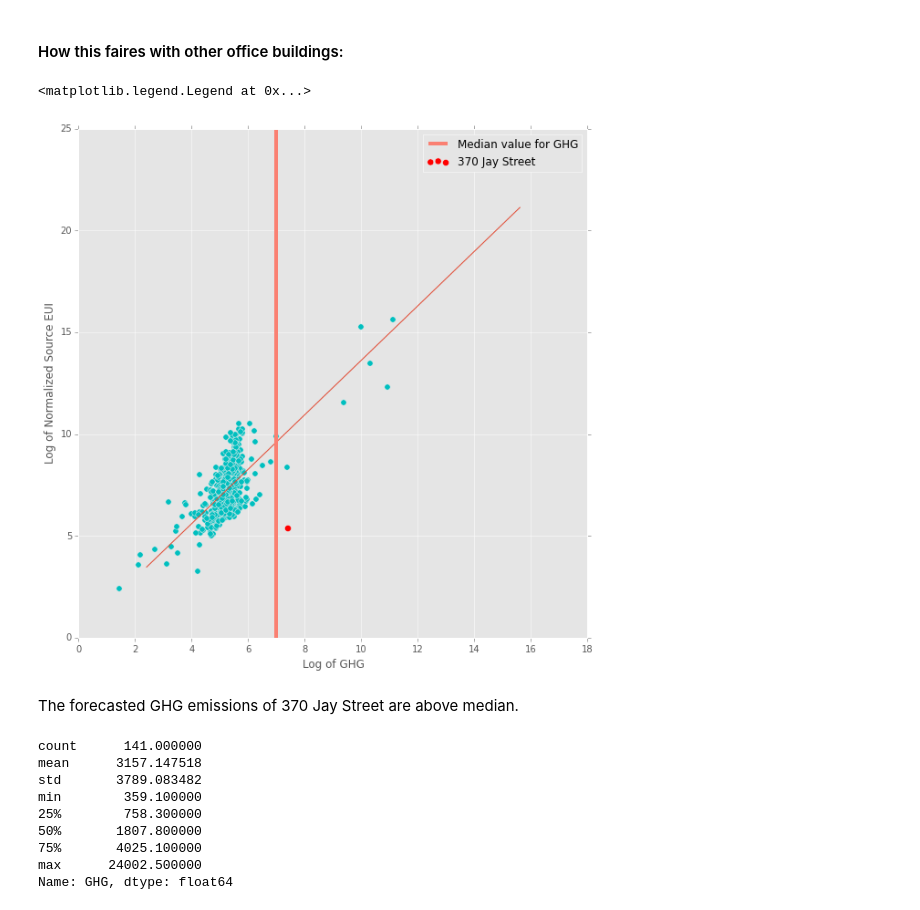
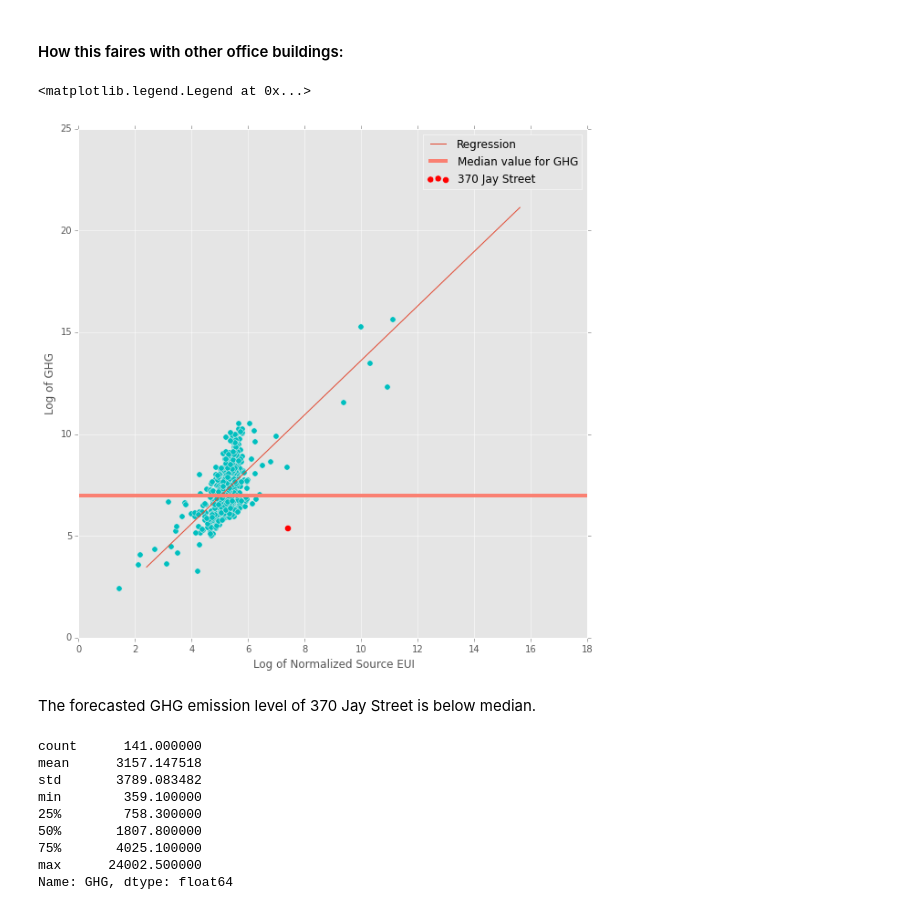
Before and after one commit to Diegosmiles/CUSP, a Jupyter notebook: 370 Jay Street EUI Estimation.ipynb, the cells around one changed output. Cells and saved outputs as stored; diff of their text form; code cells hidden in the pictures.

```diff
--- a/370 Jay Street EUI Estimation.ipynb
+++ b/370 Jay Street EUI Estimation.ipynb
@@ -511,7 +511,7 @@ As it turns out, the regression is not significant.
 # %%
 ghg = smf.ols('np.log(GHG) ~ np.log(NormSourceEUI)', data=data05_clean, missing='drop').fit()
 print ghg.summary()
-detail = ghg.params[0] + ghg.params[1]*np.log(212.738953122)
+detail = ghg.params[0] + ghg.params[1]*np.log(eui)
 y = math.exp(detail)
 print 'Predicted GHG Emissions:', y, 'in log:', detail
 # %% [output]
@@ -544,18 +544,18 @@ Y = ghg.params[0] + ghg.params[1]*X
 # %%
 from statsmodels.graphics.api import abline_plot
 figure, ax = pl.subplots(figsize=(10,10))
 ax.scatter(np.log(data05_clean['NormSourceEUI']), np.log(data05_clean['GHG']),s=40,c='c')
 ax.scatter(detail,np.log(eui),c='r',s=50, label='370 Jay Street')
-ax.plot(X,Y)
-ax.axvline(median,0,12, label='Median value for GHG',c='salmon', linewidth=4)
-ax.set_xlabel('Log of GHG')
-ax.set_ylabel('Log of Normalized Source EUI')
+ax.plot(X,Y, label='Regression')
+ax.axhline(median,0,12, label='Median value for GHG',c='salmon', linewidth=4)
+ax.set_ylabel('Log of GHG')
+ax.set_xlabel('Log of Normalized Source EUI')
 ax.legend()
 # %% [output]
 <matplotlib.legend.Legend at 0x...>
-[figure, old version]
+[figure, new version]
 # %% [markdown]
-The forecasted GHG emissions of 370 Jay Street are above median.
+The forecasted GHG emission level of 370 Jay Street is below median.
 # %%
 data05_clean['GHG'][(data05_clean['NormSourceEUI']>200)&(data05_clean['NormSourceEUI']<250)].describe()
 # %% [output]
```
Also changed, not shown: parts of 12 cells of this notebook.
